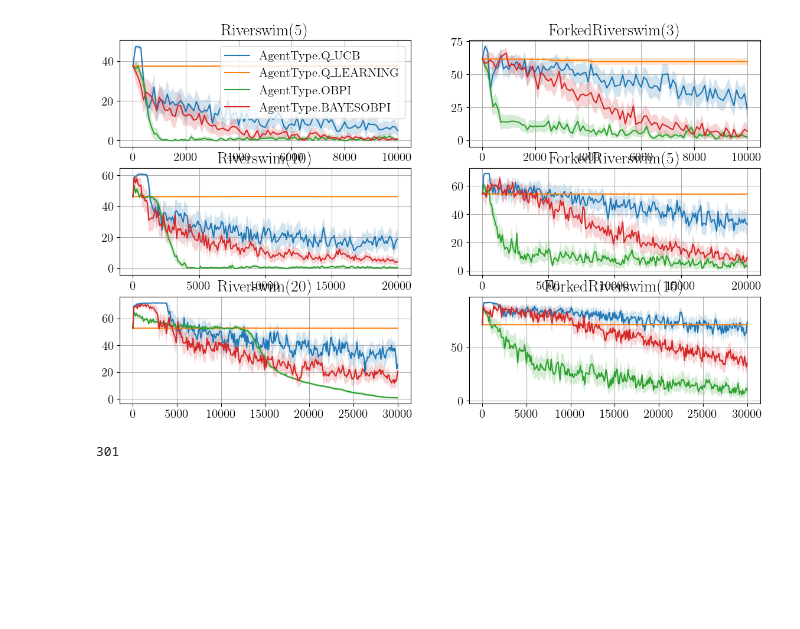
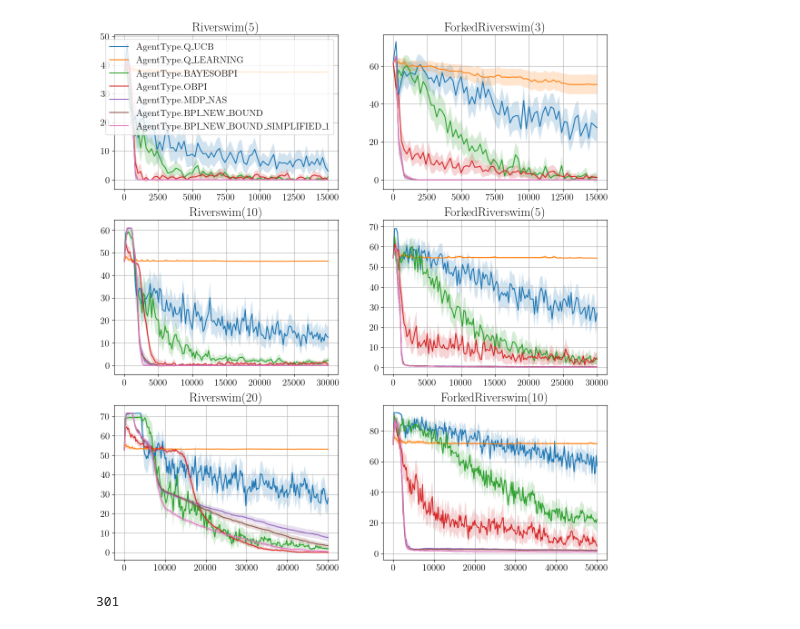
Before and after one commit to rssalessio/ModelFreeActiveExplorationRL, a Jupyter notebook: RiverSwimExperiments/make_plots.ipynb, the cells around one changed output. Saved outputs shown, nothing was run; the diff lists cells and outputs as text; code cells hidden in the pictures; blank space fills up the shorter version.

```diff
--- a/RiverSwimExperiments/make_plots.ipynb
+++ b/RiverSwimExperiments/make_plots.ipynb
@@ -86,12 +74,16 @@ lengths = [
     (5, EnvType.RIVERSWIM),
     (10, EnvType.RIVERSWIM),
     (20, EnvType.RIVERSWIM),
+    #(30, EnvType.RIVERSWIM),
     (3, EnvType.FORKED_RIVERSWIM),
     (5, EnvType.FORKED_RIVERSWIM),
-    (10, EnvType.FORKED_RIVERSWIM)
+    (10, EnvType.FORKED_RIVERSWIM),
+    #(15, EnvType.FORKED_RIVERSWIM),
     ]
 #envs = [EnvType.RIVERSWIM, EnvType.FORKED_RIVERSWIM]
-agents = [AgentType.Q_UCB, AgentType.Q_LEARNING, AgentType.OBPI, AgentType.BAYESOBPI]#, AgentType.MDP_NAS, AgentType.BPI_NEW_BOUND] #AgentType.BPI_NEW_BOUND_BAYES,
+agents = [AgentType.Q_UCB, AgentType.Q_LEARNING,  AgentType.BAYESOBPI,
+         AgentType.OBPI, AgentType.MDP_NAS, AgentType.BPI_NEW_BOUND, AgentType.BPI_NEW_BOUND_SIMPLIFIED_1#, AgentType.BPI_NEW_BOUND_BAYES
+        ]
                         # AgentType.BPI_NEW_BOUND,  AgentType.OBPI, AgentType.PGOBPI,
                         # AgentType.BPI_NEW_BOUND_SIMPLIFIED_1, AgentType.MDP_NAS]
 
@@ -210,13 +215,13 @@ for length, env_type in lengths:
 # %%
-fig, ax = plt.subplots(3, 2, figsize=(14,8))
+fig, ax = plt.subplots(3, 2, figsize=(14, 15))
 
 id_l = 0
 for length, env_type in lengths:
     id_e = 0 if env_type == EnvType.RIVERSWIM else 1
     if env_type == EnvType.RIVERSWIM:
-        id_l = 0 if length == 5 else 1 if length == 10 else 2
+        id_l = 0 if length == 5 else 1 if length == 10 else 2 if length == 20 else 3
     else:
-        id_l = 0  if length == 3 else 1 if length == 5 else 2
+        id_l = 0  if length == 3 else 1 if length == 5 else 2 if length == 10 else 3
     for agent in agents:
         parameters=  data[(length, env_type, agent)].simulation_parameters
         x = range(0, parameters.horizon + 1, parameters.frequency_evaluation)
@@ -235,35 +240,35 @@ ax[0,0].legend()
 
 # for agent in ['MFBPI', 'MBBPI', 'MBBPIBayes', 'MFBPIProjected','MFBPI-GEN',  'QLEARNING', 'QUCB', 'MFBPIUCB']:
 #     mu, ce = CE(results[agent].dist_value)
 #     ax[0].plot(x, mu, label=agent)
 #     ax[0].fill_between(x, mu-ce, mu+ce, alpha=0.2)
 #     ax[0].set_title('$\|V^\star - V^{\pi_t^\star}\|_2$')
 
 # for agent in ['MFBPI', 'MBBPI', 'MBBPIBayes', 'MFBPIProjected','MFBPIUCB']:
 #     mu, ce = CE(results[agent].dist_omega)
 #     ax[1].plot(x, mu, label=agent)
 #     ax[1].fill_between(x, mu-ce, mu+ce, alpha=0.2)
 #     ax[1].set_title(r'$TV(\omega_t,\omega_{nc}^\star)$')
 
 # ax[1].set_yscale('log')
 
 
 # for agent in ['MFBPI', 'MBBPI', 'MBBPIBayes', 'MFBPIProjected','MFBPIUCB']:
 #     mu, ce = CE(np.log10(results[agent].U_omega  / U))
 #     ax[2].plot(x, mu, label=agent)
 #     ax[2].fill_between(x, mu-ce, mu+ce, alpha=0.2)
 #     ax[2].set_title(r'$U(\omega_t)/U(\omega_{nc}^\star)$')
 # #ax[2].set_yscale("log")
 
 # for i in range(3):
 #     ax[i].set_xlabel('$t$')
 #     ax[i].grid()
 
 # ax[0].legend(ncols=7, bbox_to_anchor=(3.5, -0.2), frameon=False,fontsize=14, borderpad=0.1, labelspacing=0.1, handlelength=1)
-plt.savefig('figures/plot1.pdf')
+plt.savefig('figures/plot28.pdf')
 plt.show()
 # %% [output]
-[figure, old version]
+[figure, new version]
 # %%
 len(range(0, 15001, 50))
 # %% [output]
```
Also changed, not shown: parts of 2 cells of this notebook, 12 other files.
